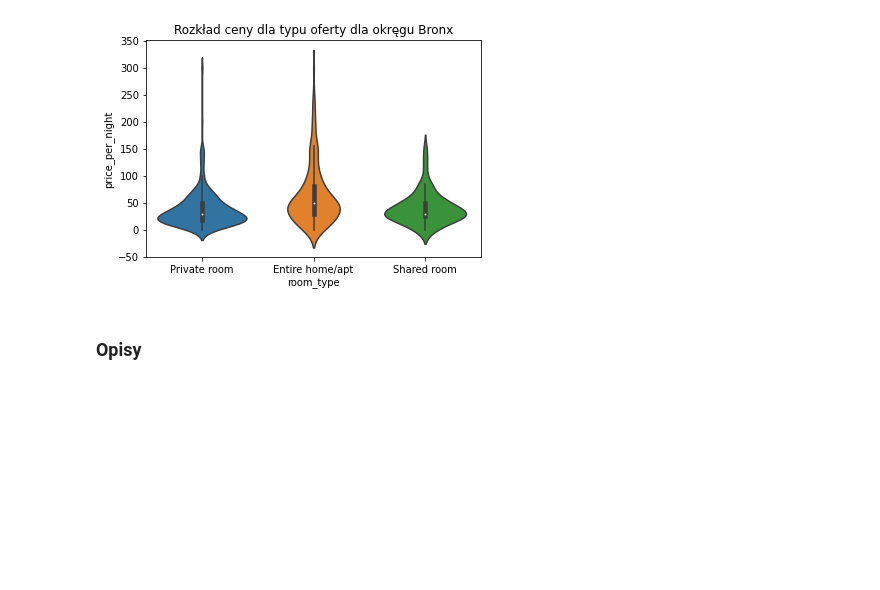
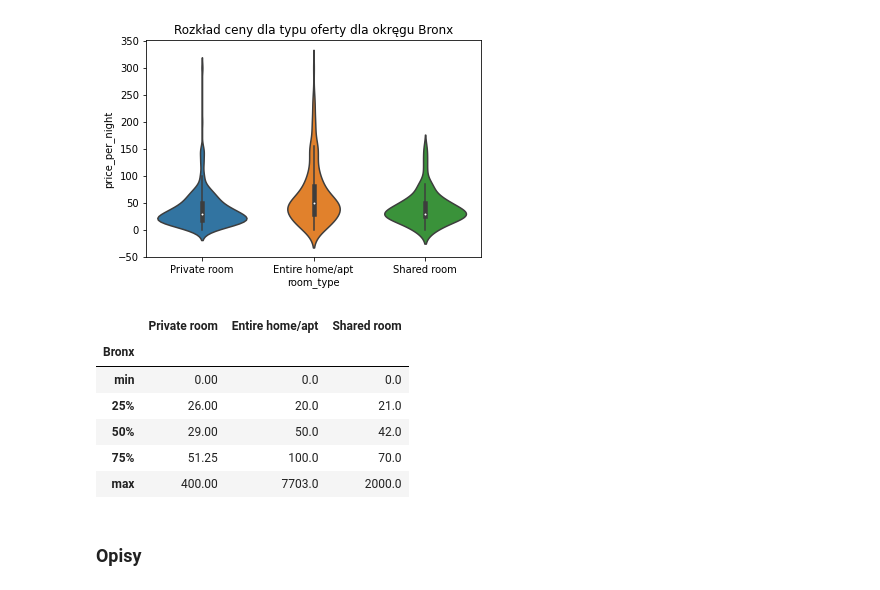
Before and after one commit to veern/Analiza-danych-airbnb, a Jupyter notebook: Analiza-Airbnb.ipynb, the cells around one changed output. Saved outputs shown, nothing was run; the diff lists cells and outputs as text; code cells hidden in the pictures; blank space fills up the shorter version.

```diff
--- a/Analiza-Airbnb.ipynb
+++ b/Analiza-Airbnb.ipynb
@@ -750,6 +879,49 @@ sub=n_df_Bronx[n_df_Bronx.price_per_night <= 300]
 viol=sns.violinplot(data=sub, x='room_type', y='price_per_night').set(title="Rozkład ceny dla typu oferty dla okręgu Bronx")
 # %% [output]
 [figure]
+# %%
+df["neighbourhood_group"] = df["neighbourhood_group"].map(hrabstwo_mapping_reversed)
+
+
+#room Type
+sub_1=n_df_Bronx.loc[n_df_Bronx['room_type'] == 'Private room']
+price_per_night_sub1=sub_1[['price_per_night']]
+
+sub_1=n_df_Bronx.loc[n_df_Bronx['room_type'] == 'Entire home/apt']
+price_per_night_sub1=sub_1[['price_per_night']]
+
+sub_1=n_df_Bronx.loc[n_df_Bronx['room_type'] == 'Shared room']
+price_per_night_sub1=sub_1[['price_per_night']]
+
+
+price_per_night_list_by_n=[price_per_night_sub1, price_per_night_sub2, price_per_night_sub3]
+# %%
+data_table=[]
+name_list=['Private room', 'Entire home/apt', 'Shared room']
+
+for x in price_per_night_list_by_n:
+    i=x.describe(percentiles=[.25, .50, .75])
+    i=i.iloc[3:]
+    i.reset_index(inplace=True)
+    i.rename(columns={'index':'Bronx'}, inplace=True)
+    data_table.append(i)
+
+
+#Zmiana nazw w celu łatwiejszego odczytania nazw okręgów
+
+for i in range(3):
+    data_table[i].rename(columns={'price_per_night':name_list[i]}, inplace=True)
+data_table=[df.set_index('Bronx') for df in data_table]
+data_table=data_table[0].join(data_table[1:])
+data_table
+# %% [output]
+|  | Private room | Entire home/apt | Shared room |
+| Bronx |  |  |  |
+| min | 0.00 | 0.0 | 0.0 |
+| 25% | 26.00 | 20.0 | 21.0 |
+| 50% | 29.00 | 50.0 | 42.0 |
+| 75% | 51.25 | 100.0 | 70.0 |
+| max | 400.00 | 7703.0 | 2000.0 |
 # %% [markdown]
 ### Opisy
 # %% [markdown]
```
Also changed, not shown: parts of 7 cells of this notebook.
